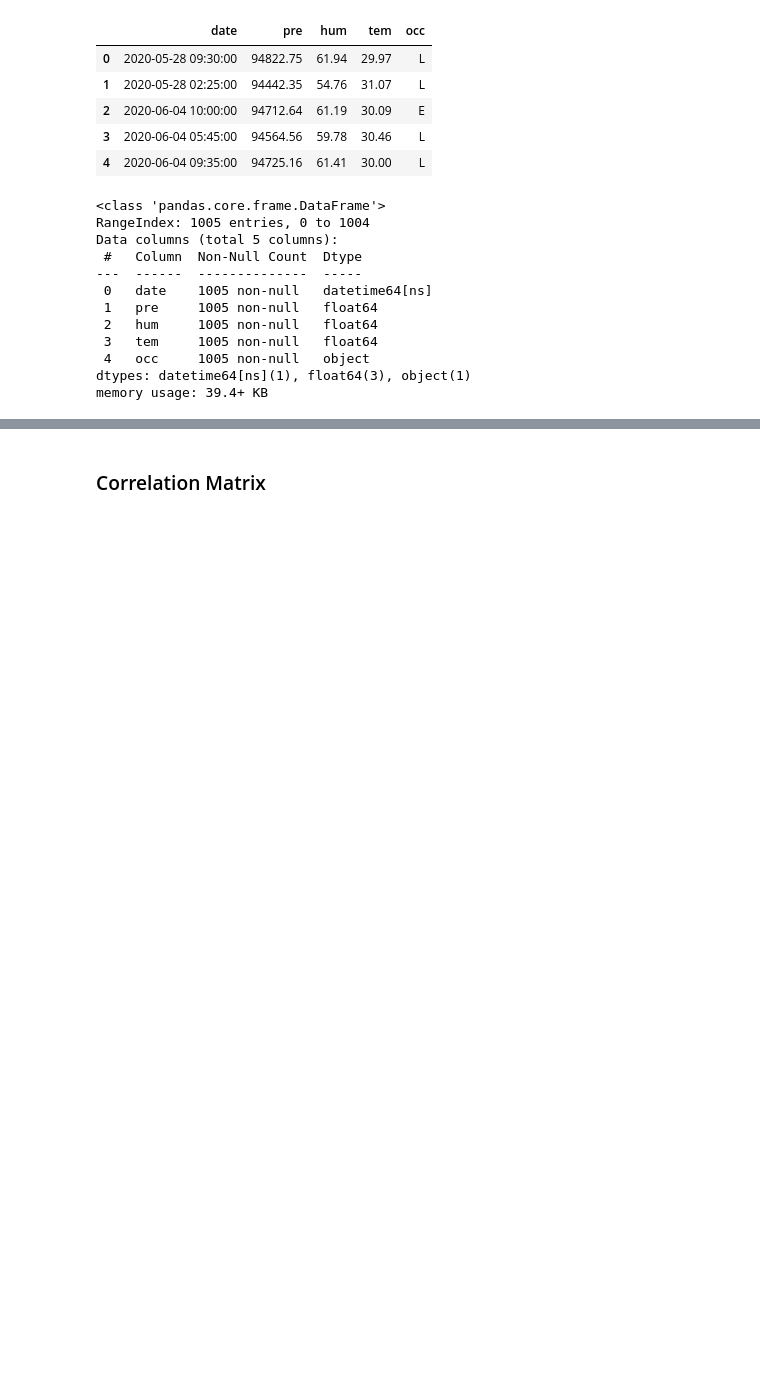
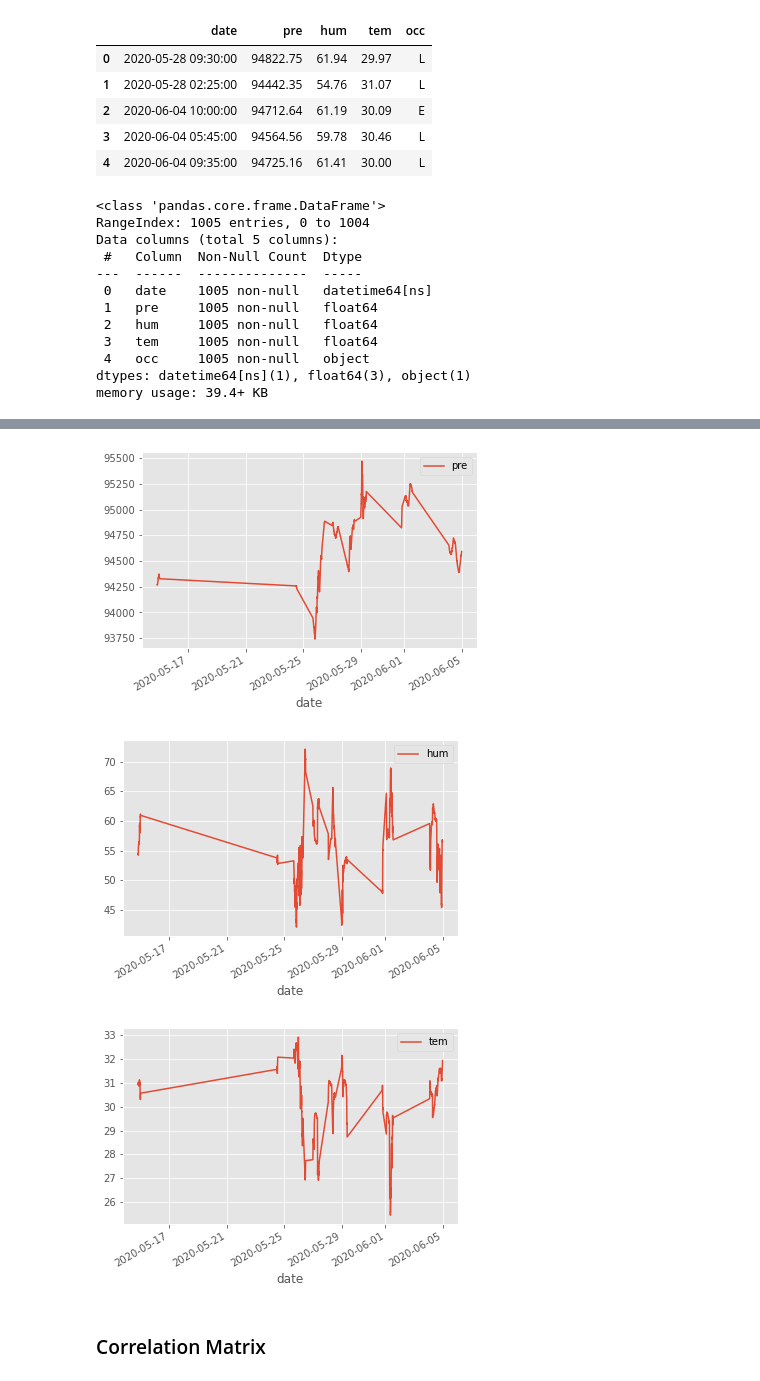
Before and after one commit to Adrian-Garcia/Machine-learning-1st-partial, a Jupyter notebook: 1st partial exam.ipynb, the cells around one changed output, grey strips where cells are left out. Drawn from its saved outputs; the diff is of its cells as text; code cells hidden in the pictures; blank space fills up the shorter version.

```diff
--- a/1st partial exam.ipynb
+++ b/1st partial exam.ipynb
@@ -60,3 +53,10 @@ df.plot(x='date', y='tem')
+# %%
+for feature in feature_names[1:]:
+    df.plot(x='date', y=feature)
+# %% [output]
+[figure, added]
+[figure, added]
+[figure, added]
 # %% [markdown]
 ### Correlation Matrix
 # %%
```
Also changed, not shown: parts of 7 cells of this notebook.
